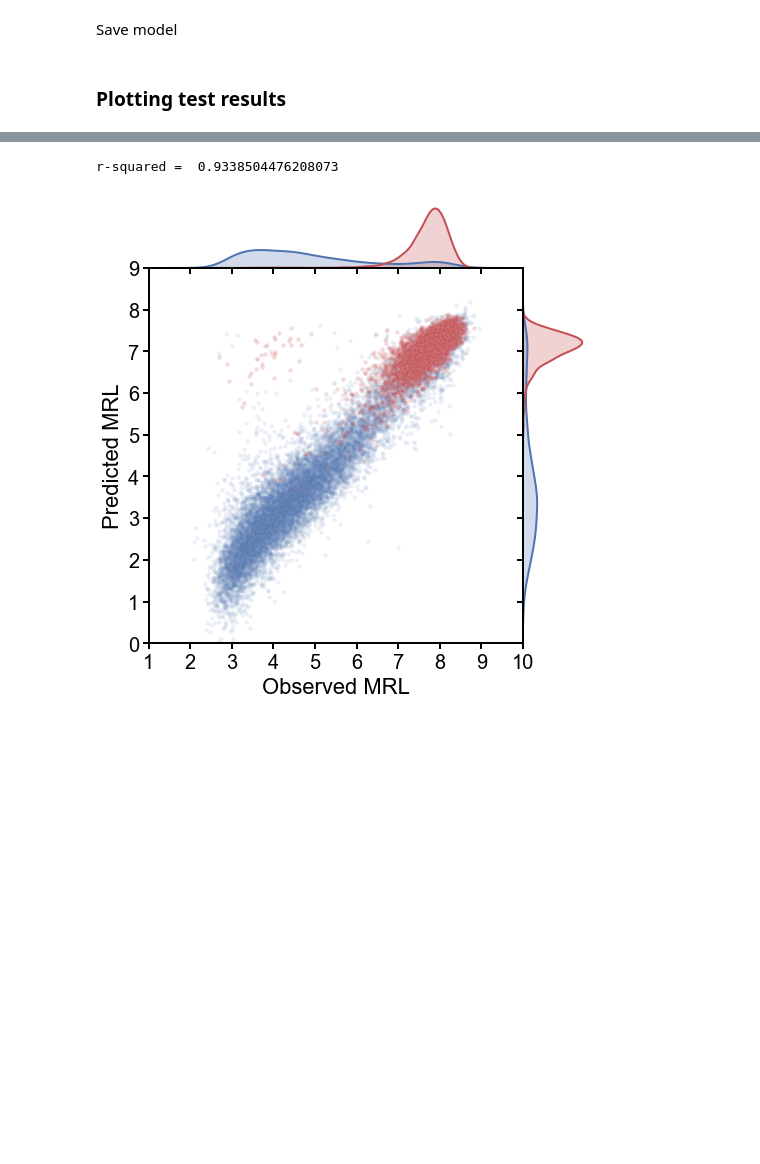
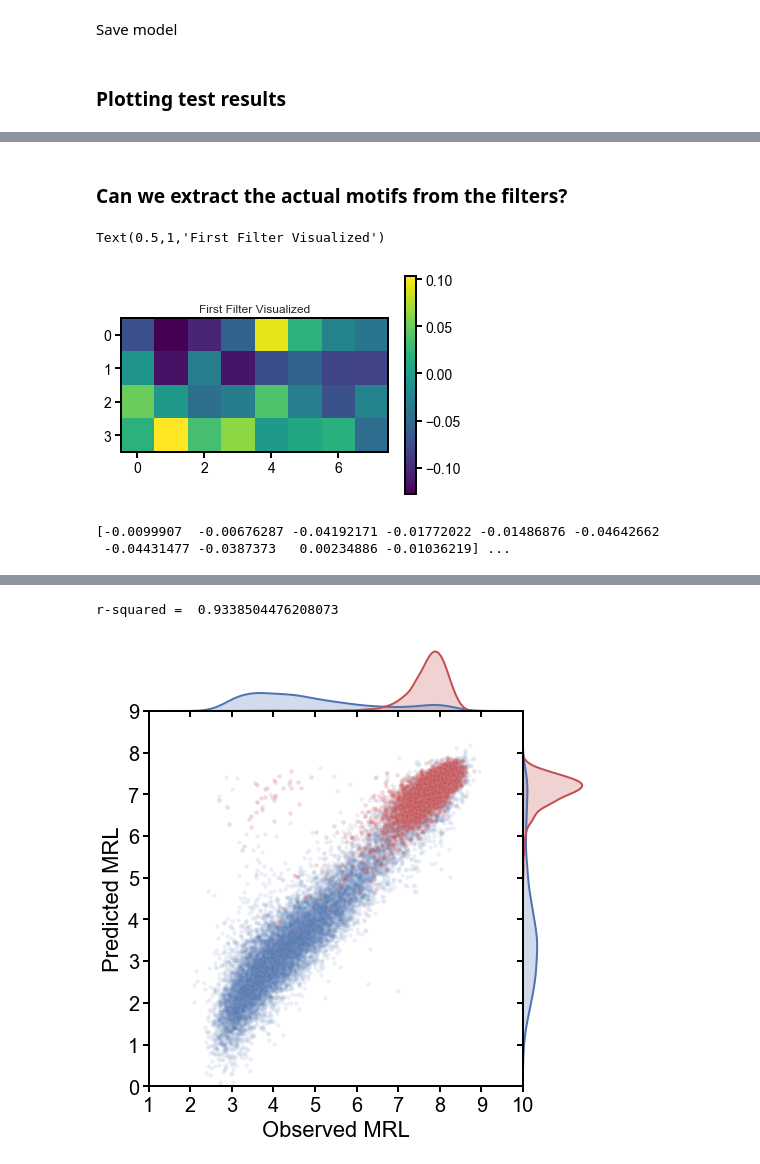
Before and after one commit to laueste/human_5utr_modeling, a Jupyter notebook: modeling/training_MRL_CNN.ipynb, the cells around one changed output, grey strips where cells are left out. Saved outputs shown, nothing was run; the diff lists cells and outputs as text; code cells hidden in the pictures; blank space fills up the shorter version.

```diff
--- a/modeling/training_MRL_CNN.ipynb
+++ b/modeling/training_MRL_CNN.ipynb
@@ -179,0 +182,5 @@ W0722 16:40:14.433980 4442613184 deprecation_wrapper.py:119] From /usr/local/lib
+# %%
+x = model.get_weights()
+print len(x)
+for i in range(len(x)):
+    print i, x[i].shape
@@ -179,0 +199,20 @@ W0722 16:40:14.433980 4442613184 deprecation_wrapper.py:119] From /usr/local/lib
+# %% [markdown]
+### Can we extract the actual motifs from the filters?
+# %%
+filters = [x[0][:,:,i] for i in range(120)] #layer 1 filters
+df_example = pd.DataFrame(data=filters[0])
+df_example = df_example.transpose(copy=True)
+plt.imshow(df_example,cmap='viridis') #bp position along the bottom, A/T/G/C along y axis
+plt.colorbar()
+plt.title("First Filter Visualized")
+#are the ones with the highest activation the ones with AUG?
+# figure out how to decode filters into BP motifs
+# %% [output]
+Text(0.5,1,'First Filter Visualized')
+[figure, added]
+# %%
+x[1] # the relu activation parameter for each of the 120 filters
+print x[1][:10], '...'
+# %% [output]
+[-0.0099907  -0.00676287 -0.04192171 -0.01772022 -0.01486876 -0.04642662
+ -0.04431477 -0.0387373   0.00234886 -0.01036219] ...
```
Also changed, not shown: parts of 26 cells of this notebook, 2 other files.
